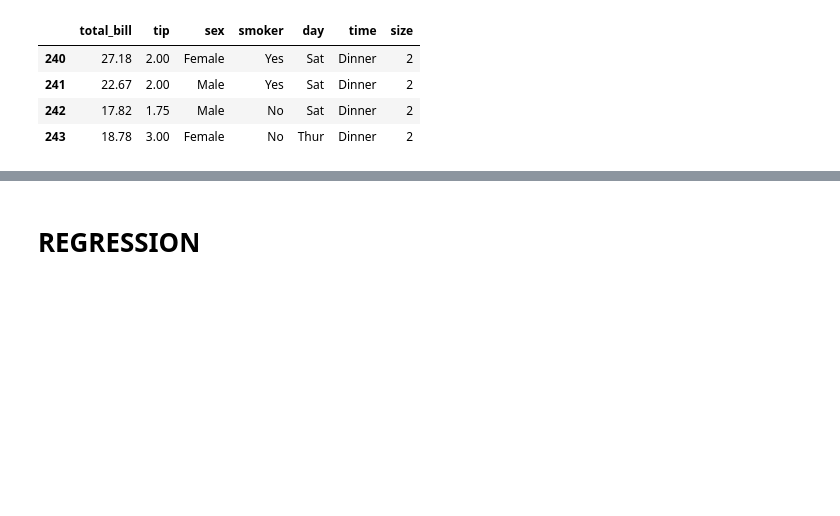
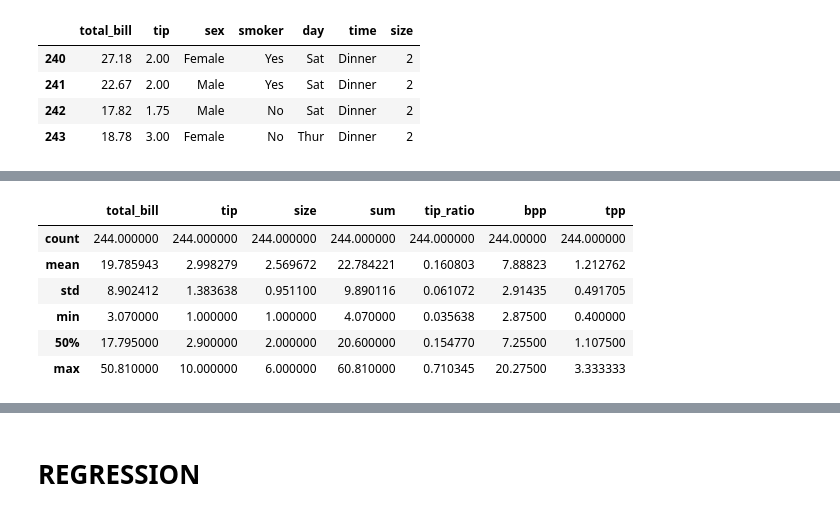
Before and after one commit to oprinceisaac/Fundamentals-DA-Assignment, a Jupyter notebook: Fundamentals-DA-Assignment.ipynb, the cells around one changed output, grey strips where cells are left out. Cells and saved outputs as stored; diff of their text form; code cells hidden in the pictures; blank space fills up the shorter version.

```diff
--- a/Fundamentals-DA-Assignment.ipynb
+++ b/Fundamentals-DA-Assignment.ipynb
@@ -94,0 +114,10 @@ tips.tail(4)
+# %%
+tips.describe(percentiles = [0.5])
+# %% [output]
+|  | total_bill | tip | size | sum | tip_ratio | bpp | tpp |
+| count | 244.000000 | 244.000000 | 244.000000 | 244.000000 | 244.000000 | 244.00000 | 244.000000 |
+| mean | 19.785943 | 2.998279 | 2.569672 | 22.784221 | 0.160803 | 7.88823 | 1.212762 |
+| std | 8.902412 | 1.383638 | 0.951100 | 9.890116 | 0.061072 | 2.91435 | 0.491705 |
+| min | 3.070000 | 1.000000 | 1.000000 | 4.070000 | 0.035638 | 2.87500 | 0.400000 |
+| 50% | 17.795000 | 2.900000 | 2.000000 | 20.600000 | 0.154770 | 7.25500 | 1.107500 |
+| max | 50.810000 | 10.000000 | 6.000000 | 60.810000 | 0.710345 | 20.27500 | 3.333333 |
```
Also changed, not shown: parts of 9 cells of this notebook.
